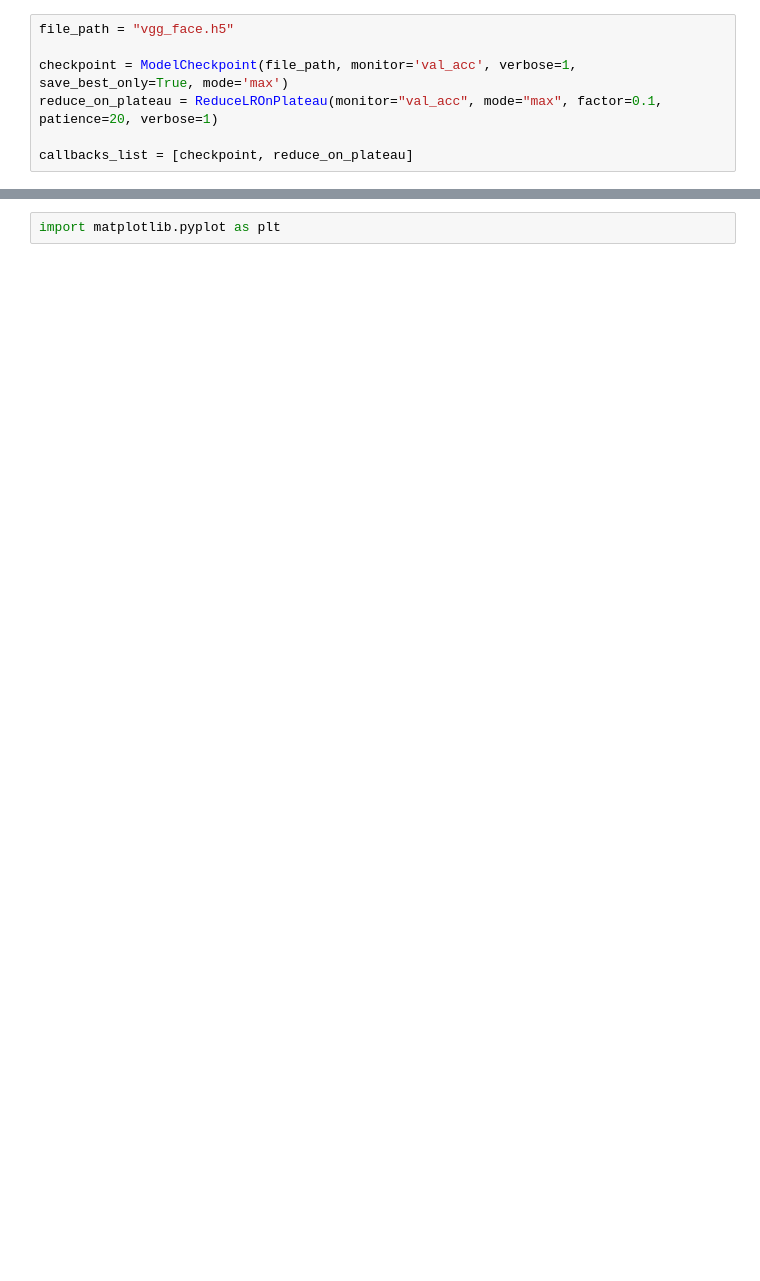
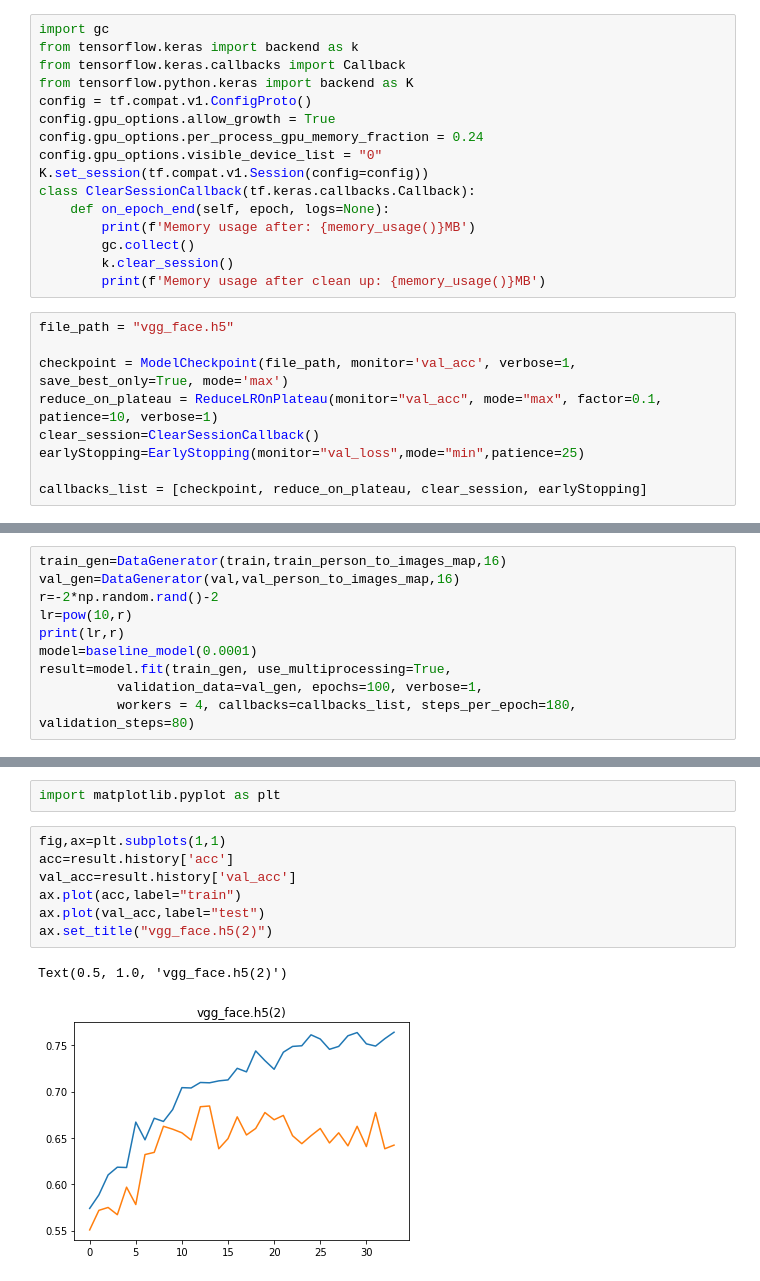
Before and after one commit to WXXXQXXXCXX/smile, a Jupyter notebook: smile.ipynb, the cells around one changed output, grey strips where cells are left out. Cells and saved outputs as stored; diff of their text form; blank space fills up the shorter version.

```diff
--- a/smile.ipynb
+++ b/smile.ipynb
@@ -108,10 +199,28 @@ def baseline_model(learning_rate=0.001, beta1=0.9, beta2=0.99):
     model.summary()
 
     return model
+# %%
+import gc
+from tensorflow.keras import backend as k
+from tensorflow.keras.callbacks import Callback
+from tensorflow.python.keras import backend as K
+config = tf.compat.v1.ConfigProto()
+config.gpu_options.allow_growth = True
+config.gpu_options.per_process_gpu_memory_fraction = 0.24
+config.gpu_options.visible_device_list = "0"
+K.set_session(tf.compat.v1.Session(config=config))
+class ClearSessionCallback(tf.keras.callbacks.Callback):
+    def on_epoch_end(self, epoch, logs=None):
+        print(f'Memory usage after: {memory_usage()}MB')
+        gc.collect()
+        k.clear_session()
+        print(f'Memory usage after clean up: {memory_usage()}MB')
 # %%
 file_path = "vgg_face.h5"
 
 checkpoint = ModelCheckpoint(file_path, monitor='val_acc', verbose=1, save_best_only=True, mode='max')
-reduce_on_plateau = ReduceLROnPlateau(monitor="val_acc", mode="max", factor=0.1, patience=20, verbose=1)
+reduce_on_plateau = ReduceLROnPlateau(monitor="val_acc", mode="max", factor=0.1, patience=10, verbose=1)
+clear_session=ClearSessionCallback()
+earlyStopping=EarlyStopping(monitor="val_loss",mode="min",patience=25)
 
-callbacks_list = [checkpoint, reduce_on_plateau]
+callbacks_list = [checkpoint, reduce_on_plateau, clear_session, earlyStopping]
@@ -117,0 +233,10 @@ callbacks_list = [checkpoint, reduce_on_plateau]
+# %%
+train_gen=DataGenerator(train,train_person_to_images_map,16)
+val_gen=DataGenerator(val,val_person_to_images_map,16)
+r=-2*np.random.rand()-2
+lr=pow(10,r)
+print(lr,r)
+model=baseline_model(0.0001)
+result=model.fit(train_gen, use_multiprocessing=True,
+          validation_data=val_gen, epochs=100, verbose=1,
+          workers = 4, callbacks=callbacks_list, steps_per_epoch=180, validation_steps=80)
@@ -118,5 +278,15 @@ callbacks_list = [checkpoint, reduce_on_plateau]
 # %%
 import matplotlib.pyplot as plt
+# %%
+fig,ax=plt.subplots(1,1)
+acc=result.history['acc']
+val_acc=result.history['val_acc']
+ax.plot(acc,label="train")
+ax.plot(val_acc,label="test")
+ax.set_title("vgg_face.h5(2)")
+# %% [output]
+Text(0.5, 1.0, 'vgg_face.h5(2)')
+[figure, added]
 # %%
 fig,ax=plt.subplots(10,1)
 for i in range(10):
```
Also changed, not shown: parts of 25 cells of this notebook.
